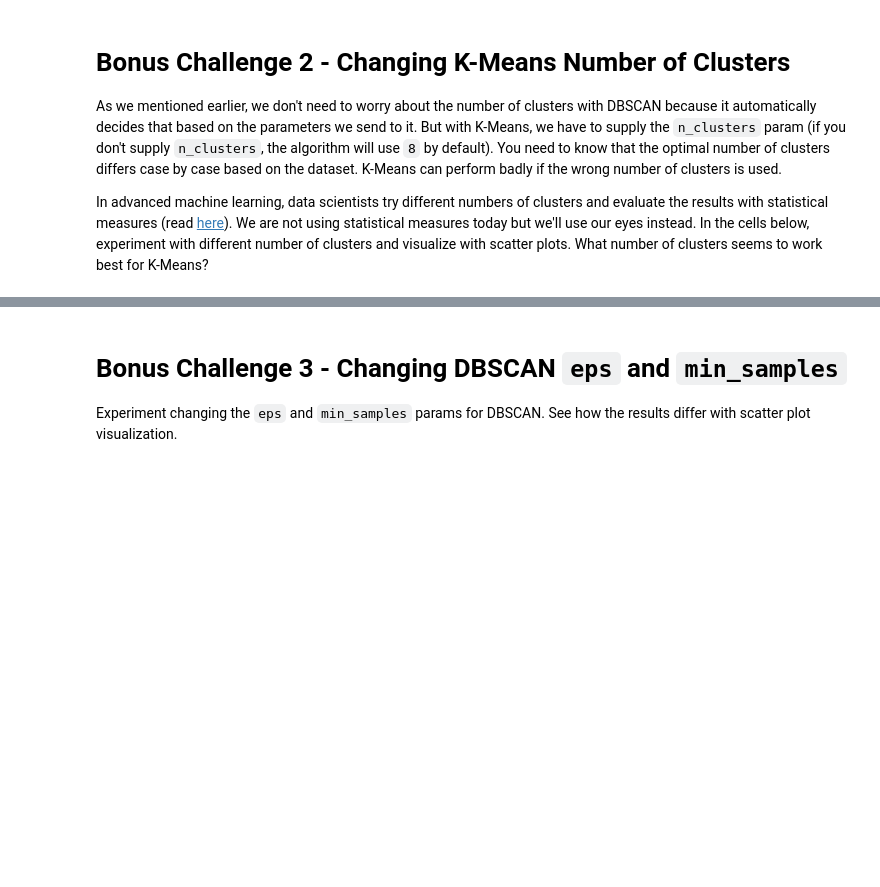
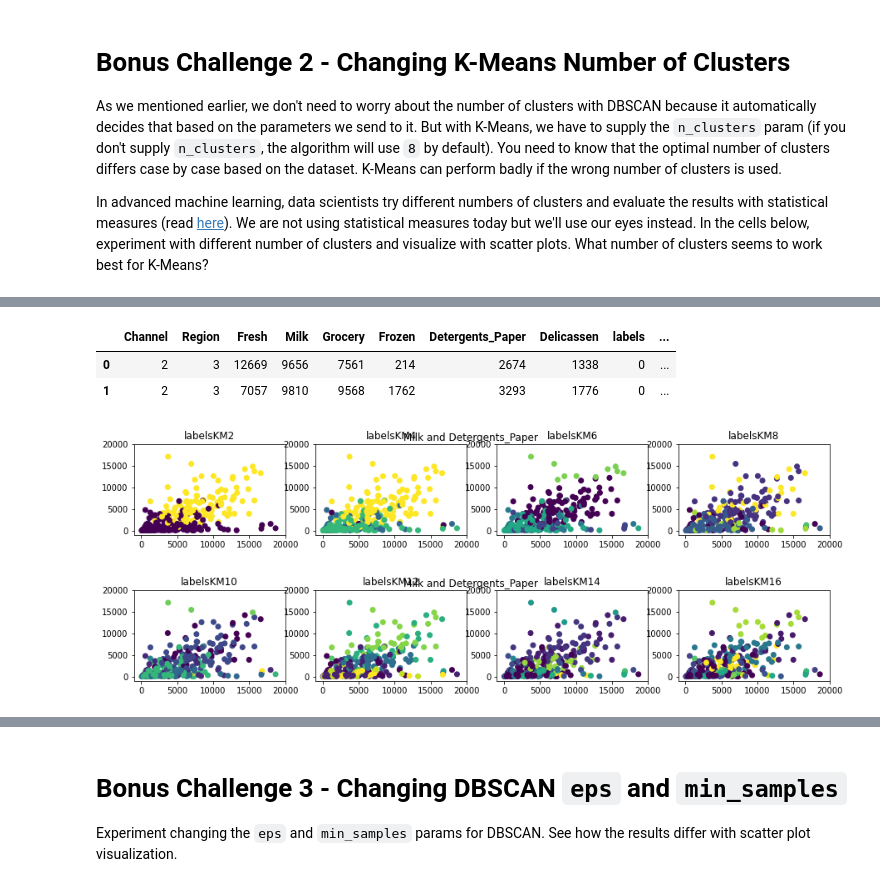
Before and after one commit to rihp/datamad0320, a Jupyter notebook: module-3/lab-unsupervised-learning/your-code/main.ipynb, the cells around one changed output, grey strips where cells are left out. Drawn from its saved outputs; the diff is of its cells as text; code cells hidden in the pictures; blank space fills up the shorter version.

```diff
--- a/module-3/lab-unsupervised-learning/your-code/main.ipynb
+++ b/module-3/lab-unsupervised-learning/your-code/main.ipynb
@@ -294,0 +384,5 @@ In advanced machine learning, data scientists try different numbers of clusters
+# %%
+# Your code here
+for i in range(2,17,2):
+    customers[f'labelsKM{i}'] = KMeans(n_clusters=i).fit(my_scaled_vars).labels_
+customers.head()
@@ -294,0 +396,27 @@ In advanced machine learning, data scientists try different numbers of clusters
+# %%
+customers.head(2)
+# %% [output]
+|  | Channel | Region | Fresh | Milk | Grocery | Frozen | Detergents_Paper | Delicassen | labels | ... |
+| 0 | 2 | 3 | 12669 | 9656 | 7561 | 214 | 2674 | 1338 | 0 | ... |
+| 1 | 2 | 3 | 7057 | 9810 | 9568 | 1762 | 3293 | 1776 | 0 | ... |
+# %%
+# Your code here:
+def compare_clustering(data, features=None, labels=None, title=None):
+    f,a= plt.subplots(1, 4, figsize=(15,2))
+    f.suptitle(' and '.join(features))
+    for i in range(4):
+        a[i].scatter(data[features[0]], data[features[1]], c=data[labels[i]])
+        a[i].set_title(labels[i])
+        a[i].set_xlim((-1000, 20000))
+        a[i].set_ylim((-1000, 20000))
+compare_clustering(customers, features= ['Milk', 'Detergents_Paper'], labels=['labelsKM2',
+                                                                             'labelsKM4',
+                                                                             'labelsKM6',
+                                                                             'labelsKM8'])
+compare_clustering(customers, features= ['Milk', 'Detergents_Paper'], labels=['labelsKM10',
+                                                                             'labelsKM12',
+                                                                             'labelsKM14',
+                                                                             'labelsKM16'])
+# %% [output]
+[figure, added]
+[figure, added]
```
Also changed, not shown: parts of 31 cells of this notebook.
